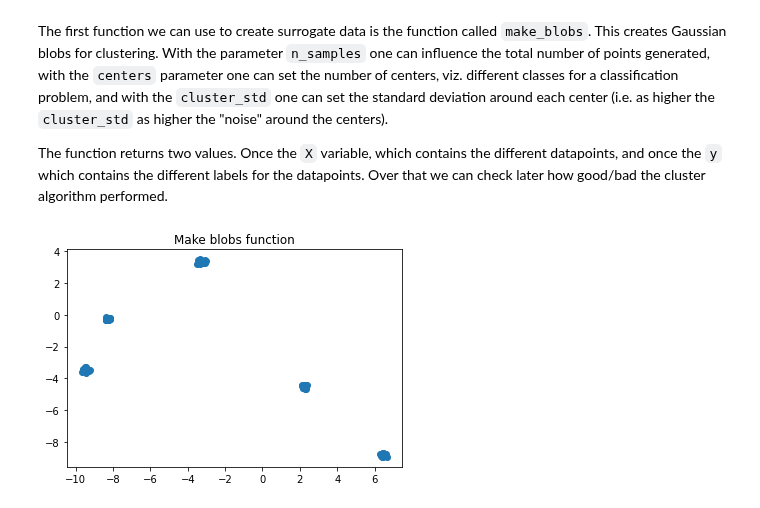
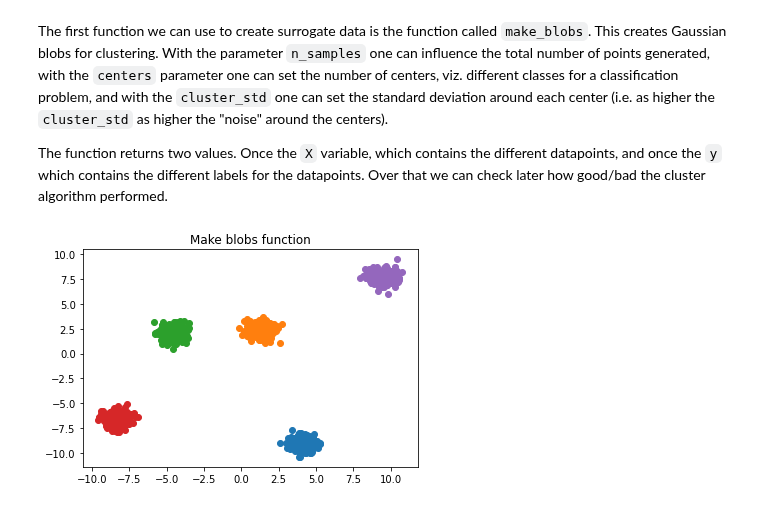
Before and after one commit to Estreuselito/Deus_ex_machina, a Jupyter notebook: Mini-Project/Surrogate data.ipynb, the cells around one changed output. Cells and saved outputs as stored; diff of their text form; code cells hidden in the pictures.

```diff
--- a/Mini-Project/Surrogate data.ipynb
+++ b/Mini-Project/Surrogate data.ipynb
@@ -14,9 +15,10 @@ The first function we can use to create surrogate data is the function called `m
 
 The function returns two values. Once the `X` variable, which contains the different datapoints, and once the `y` which contains the different labels for the datapoints. Over that we can check later how good/bad the cluster algorithm performed.
 # %%
-X, y = datasets.make_blobs(n_samples = 100, centers = 5, cluster_std = 0.1)
-plt.scatter(X[:,0], X[:,1])
+X, y = datasets.make_blobs(n_samples = 1000, centers = 5, cluster_std = 0.5)
+for cluster in np.unique(y):
+    plt.scatter(X[:,0][y==cluster], X[:,1][y==cluster])
 plt.title("Make blobs function")
 plt.show()
 # %% [output]
-[figure, old version]
+[figure, new version]
```
Also changed, not shown: parts of 11 cells of this notebook.
